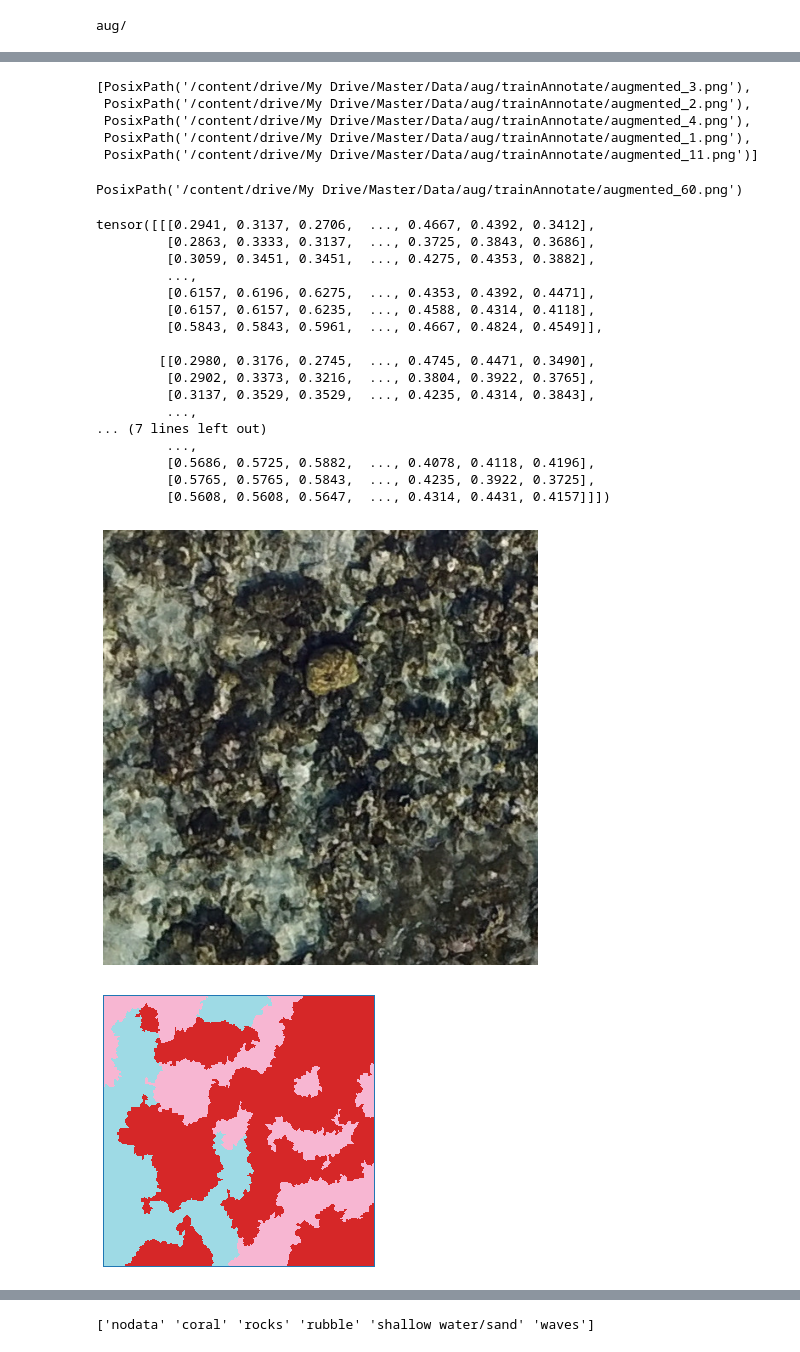
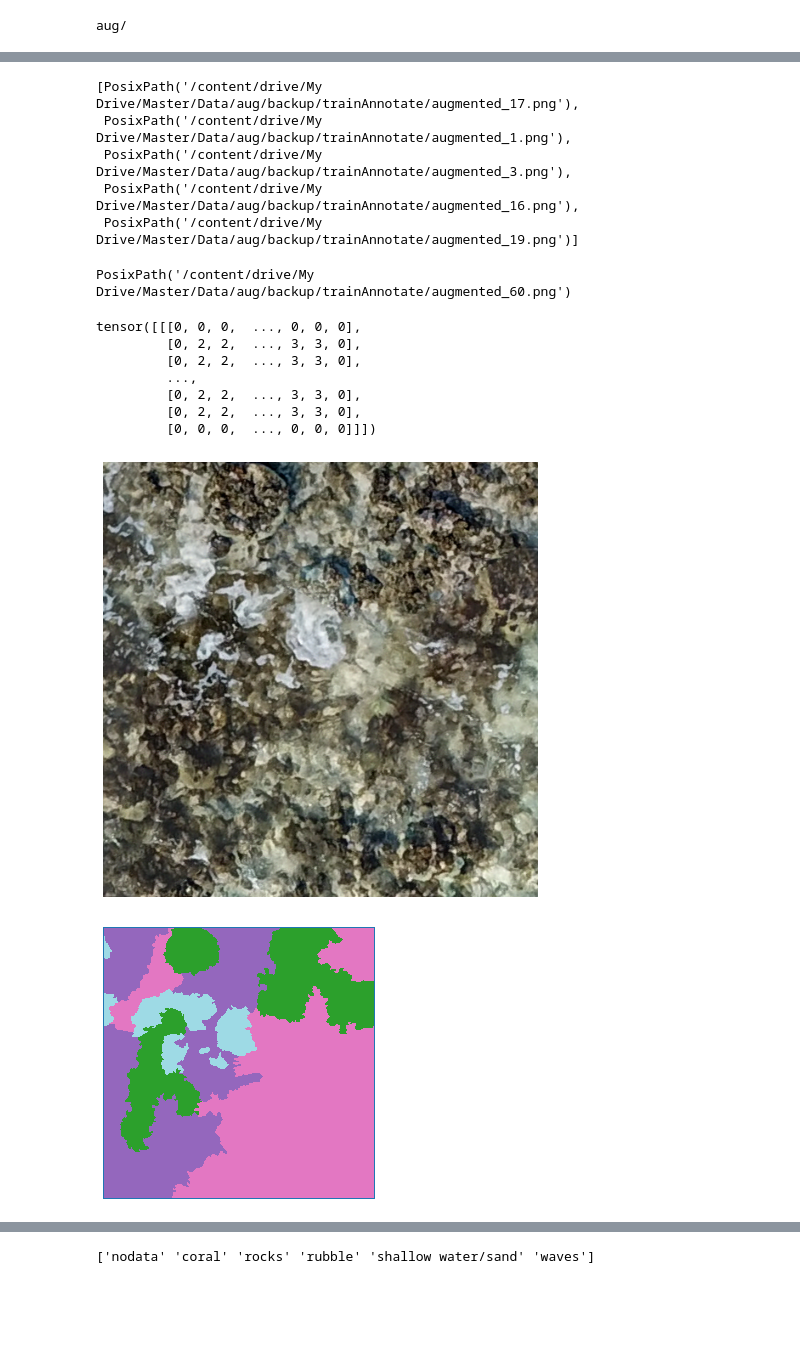
Before and after one commit to nathaliedees/thesis, a Jupyter notebook: cnn_orthophotomosaic_test_good.ipynb, the cells around one changed output, grey strips where cells are left out. Saved outputs shown, nothing was run; the diff lists cells and outputs as text; code cells hidden in the pictures; blank space fills up the shorter version.

```diff
--- a/cnn_orthophotomosaic_test_good.ipynb
+++ b/cnn_orthophotomosaic_test_good.ipynb
@@ -31,7 +31,7 @@ from fastai.callbacks.hooks import *
 from fastai.utils.mem import *
 # etc, etc, etc
 
-path=Path('/content/drive/My Drive/Master/Data/aug')
+path=Path('/content/drive/My Drive/Master/Data/aug/backup')
 # %%
 path.ls()
 # %% [output]
@@ -55,11 +54,11 @@ fnames[:5]
 lbl_names = get_image_files(path/'trainAnnotate')
 lbl_names[:5]
 # %% [output]
-[PosixPath('/content/drive/My Drive/Master/Data/aug/trainAnnotate/augmented_3.png'),
- PosixPath('/content/drive/My Drive/Master/Data/aug/trainAnnotate/augmented_2.png'),
- PosixPath('/content/drive/My Drive/Master/Data/aug/trainAnnotate/augmented_4.png'),
- PosixPath('/content/drive/My Drive/Master/Data/aug/trainAnnotate/augmented_1.png'),
- PosixPath('/content/drive/My Drive/Master/Data/aug/trainAnnotate/augmented_11.png')]
+[PosixPath('/content/drive/My Drive/Master/Data/aug/backup/trainAnnotate/augmented_17.png'),
+ PosixPath('/content/drive/My Drive/Master/Data/aug/backup/trainAnnotate/augmented_1.png'),
+ PosixPath('/content/drive/My Drive/Master/Data/aug/backup/trainAnnotate/augmented_3.png'),
+ PosixPath('/content/drive/My Drive/Master/Data/aug/backup/trainAnnotate/augmented_16.png'),
+ PosixPath('/content/drive/My Drive/Master/Data/aug/backup/trainAnnotate/augmented_19.png')]
 # %%
 #make sure every label matches with training image
 def get_y_fn(x): return Path(str(x.parent)[:-4]+'Annotate')/x.name
@@ -67,40 +66,30 @@ def get_y_fn(x): return Path(str(x.parent)[:-4]+'Annotate')/x.name
 x=get_y_fn(path/'trainData/augmented_60.png')
 x
 # %% [output]
-PosixPath('/content/drive/My Drive/Master/Data/aug/trainAnnotate/augmented_60.png')
+PosixPath('/content/drive/My Drive/Master/Data/aug/backup/trainAnnotate/augmented_60.png')
 # %%
 r_index = random.randint(0, len(fnames)-1)
 #show some data
 img_f = fnames[r_index]
 img = open_image(img_f)
 img.show(figsize=(8,8))
 
 #show mask
 mask = open_mask(get_y_fn(img_f))
 mask.show(figsize=(5,5), alpha=1)
 
 #sr_size=np.array(img.shape[1:])
-img.data
+mask.data
 # %% [output]
-tensor([[[0.2941, 0.3137, 0.2706,  ..., 0.4667, 0.4392, 0.3412],
-         [0.2863, 0.3333, 0.3137,  ..., 0.3725, 0.3843, 0.3686],
-         [0.3059, 0.3451, 0.3451,  ..., 0.4275, 0.4353, 0.3882],
+tensor([[[0, 0, 0,  ..., 0, 0, 0],
+         [0, 2, 2,  ..., 3, 3, 0],
+         [0, 2, 2,  ..., 3, 3, 0],
          ...,
-         [0.6157, 0.6196, 0.6275,  ..., 0.4353, 0.4392, 0.4471],
-         [0.6157, 0.6157, 0.6235,  ..., 0.4588, 0.4314, 0.4118],
-         [0.5843, 0.5843, 0.5961,  ..., 0.4667, 0.4824, 0.4549]],
-
-        [[0.2980, 0.3176, 0.2745,  ..., 0.4745, 0.4471, 0.3490],
-         [0.2902, 0.3373, 0.3216,  ..., 0.3804, 0.3922, 0.3765],
-         [0.3137, 0.3529, 0.3529,  ..., 0.4235, 0.4314, 0.3843],
-         ...,
-... (7 lines left out)
-         ...,
-         [0.5686, 0.5725, 0.5882,  ..., 0.4078, 0.4118, 0.4196],
-         [0.5765, 0.5765, 0.5843,  ..., 0.4235, 0.3922, 0.3725],
-         [0.5608, 0.5608, 0.5647,  ..., 0.4314, 0.4431, 0.4157]]])
+         [0, 2, 2,  ..., 3, 3, 0],
+         [0, 2, 2,  ..., 3, 3, 0],
+         [0, 0, 0,  ..., 0, 0, 0]]])
-[figure, old version]
+[figure, new version]
-[figure, old version]
+[figure, new version]
 # %%
 src_size = np.array(mask.shape[1:])
 print(mask)
```
Also changed, not shown: parts of 43 cells of this notebook.
